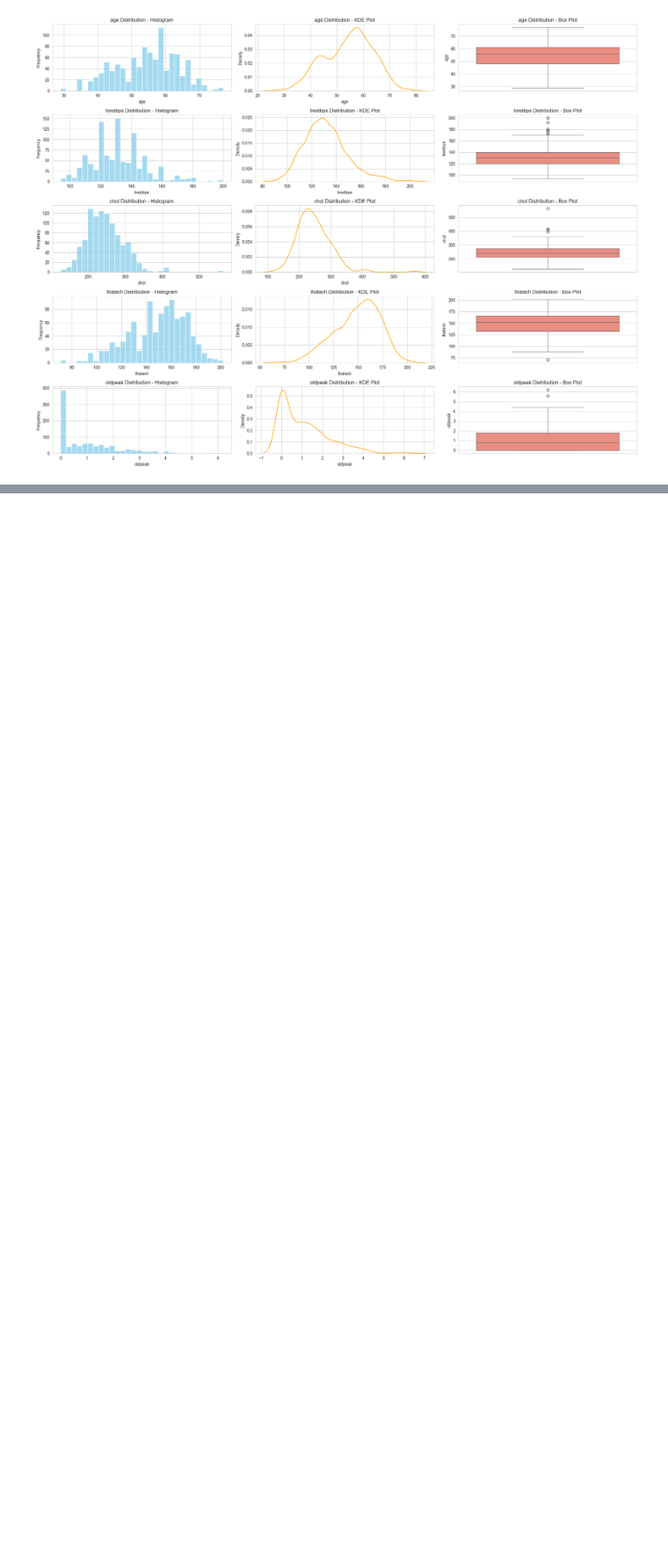
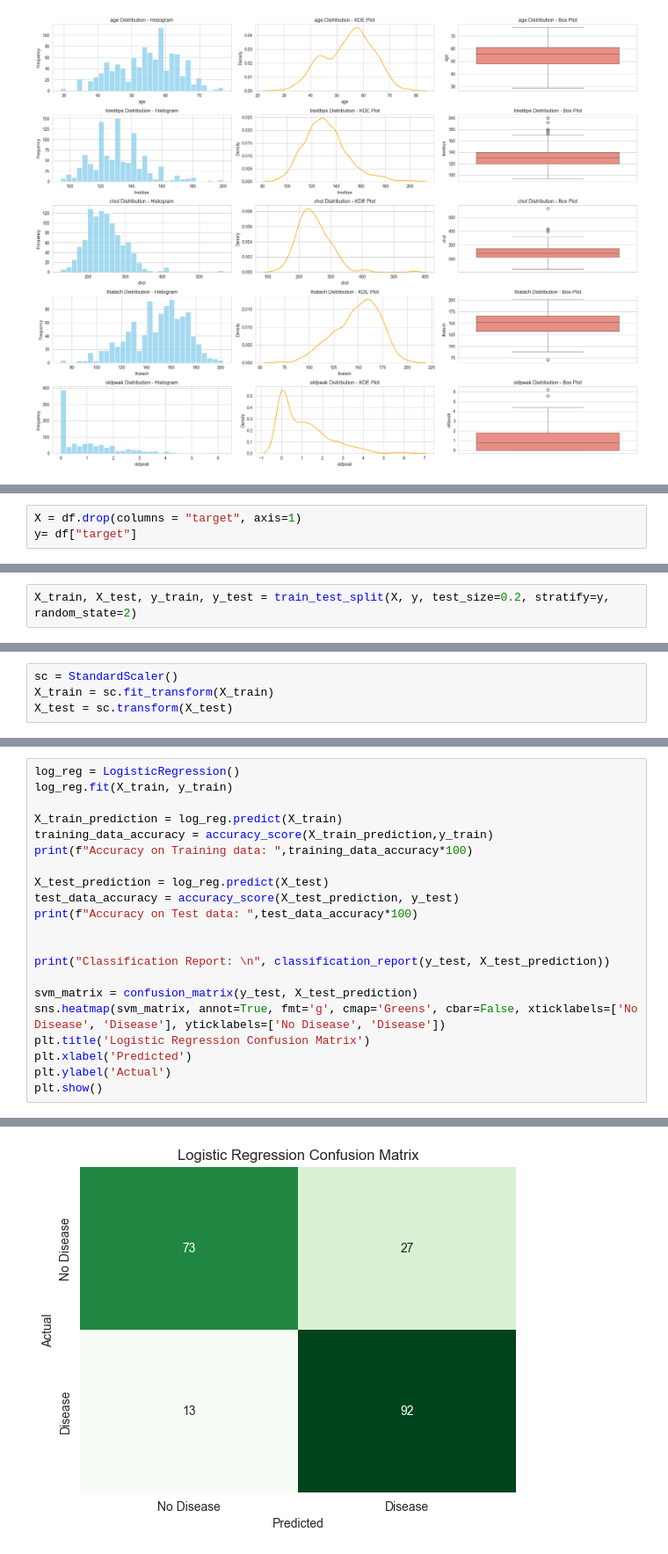
Before and after one commit to pramanik-souvik/heart-disease-detection, a Jupyter notebook: project.ipynb, the cells around one changed output, grey strips where cells are left out. Shown at 88% size. Cells and saved outputs as stored; diff of their text form; blank space fills up the shorter version.

```diff
--- a/project.ipynb
+++ b/project.ipynb
@@ -378,0 +387,3 @@ plt.show()
+# %%
+X = df.drop(columns = "target", axis=1)
+y= df["target"]
@@ -378,0 +398,2 @@ plt.show()
+# %%
+X_train, X_test, y_train, y_test = train_test_split(X, y, test_size=0.2, stratify=y, random_state=2)
@@ -378,0 +418,4 @@ plt.show()
+# %%
+sc = StandardScaler()
+X_train = sc.fit_transform(X_train)
+X_test = sc.transform(X_test)
@@ -378,0 +426,22 @@ plt.show()
+# %%
+log_reg = LogisticRegression()
+log_reg.fit(X_train, y_train)
+
+X_train_prediction = log_reg.predict(X_train)
+training_data_accuracy = accuracy_score(X_train_prediction,y_train)
+print(f"Accuracy on Training data: ",training_data_accuracy*100)
+
+X_test_prediction = log_reg.predict(X_test)
+test_data_accuracy = accuracy_score(X_test_prediction, y_test)
+print(f"Accuracy on Test data: ",test_data_accuracy*100)
+
+
+print("Classification Report: \n", classification_report(y_test, X_test_prediction))
+
+svm_matrix = confusion_matrix(y_test, X_test_prediction)
+sns.heatmap(svm_matrix, annot=True, fmt='g', cmap='Greens', cbar=False, xticklabels=['No Disease', 'Disease'], yticklabels=['No Disease', 'Disease'])
+plt.title('Logistic Regression Confusion Matrix')
+plt.xlabel('Predicted')
+plt.ylabel('Actual')
+plt.show()
+# %% [output]
@@ -378,0 +459 @@ plt.show()
+[figure, added]
```
Also changed, not shown: parts of 15 cells of this notebook.
